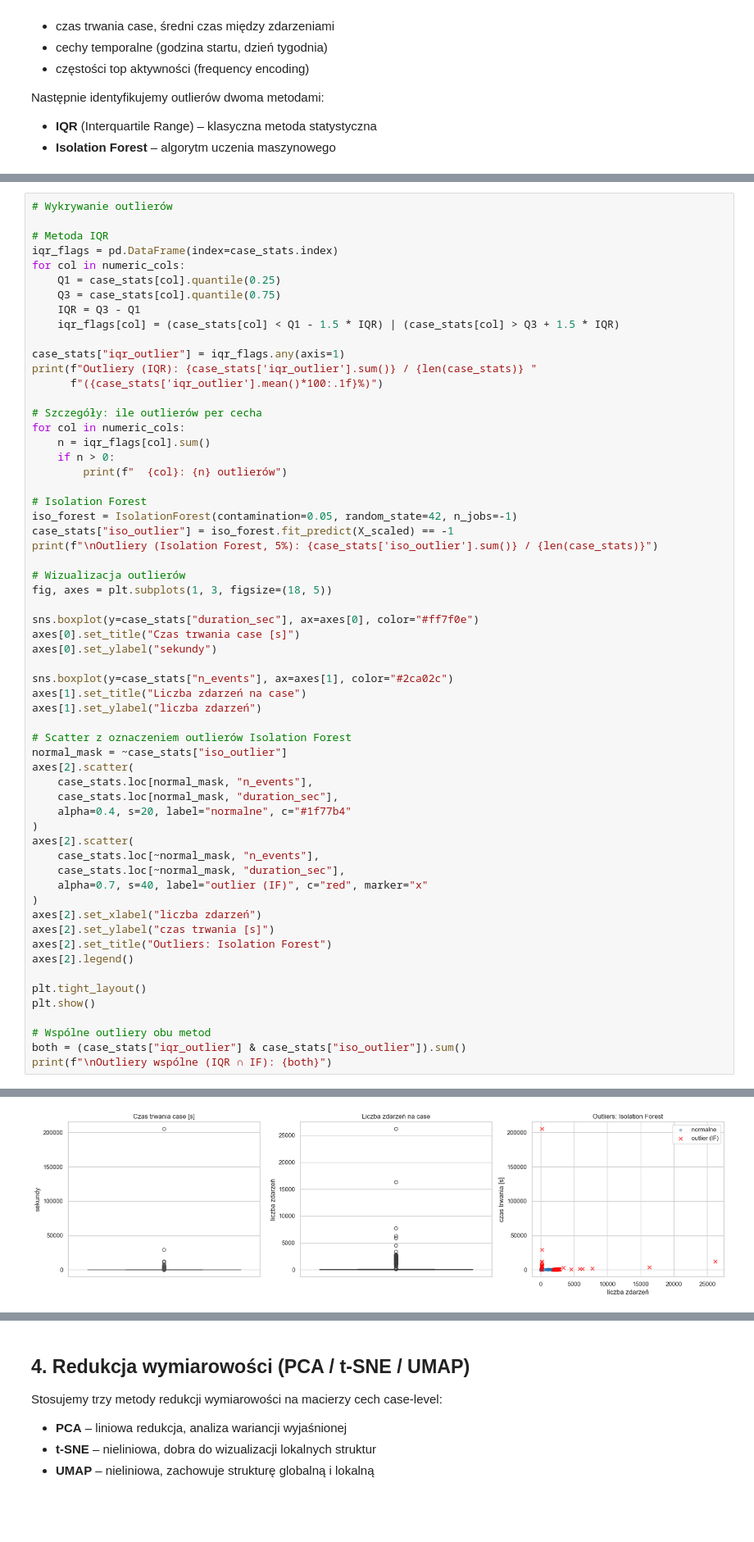
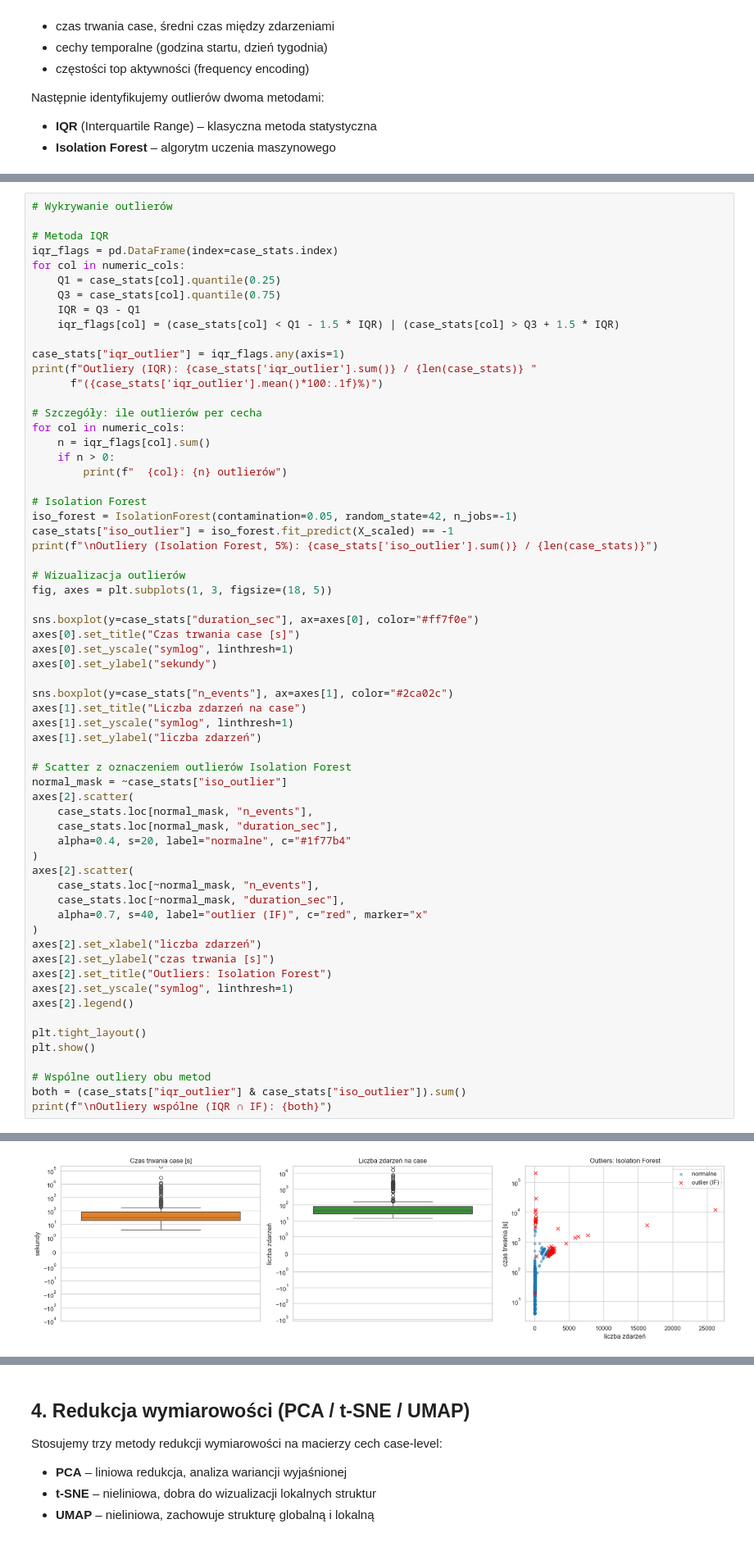
Before and after one commit to midusza04/MAPB, a Jupyter notebook: milestone2_cotton_candy.ipynb, the cells around one changed output, grey strips where cells are left out. Shown at 82% size. Drawn from its saved outputs; the diff is of its cells as text; blank space fills up the shorter version.

```diff
--- a/milestone2_cotton_candy.ipynb
+++ b/milestone2_cotton_candy.ipynb
@@ -368,44 +368,47 @@ fig, axes = plt.subplots(1, 3, figsize=(18, 5))
 
 sns.boxplot(y=case_stats["duration_sec"], ax=axes[0], color="#ff7f0e")
 axes[0].set_title("Czas trwania case [s]")
+axes[0].set_yscale("symlog", linthresh=1)
 axes[0].set_ylabel("sekundy")
 
 sns.boxplot(y=case_stats["n_events"], ax=axes[1], color="#2ca02c")
 axes[1].set_title("Liczba zdarzeń na case")
+axes[1].set_yscale("symlog", linthresh=1)
 axes[1].set_ylabel("liczba zdarzeń")
 
 # Scatter z oznaczeniem outlierów Isolation Forest
 normal_mask = ~case_stats["iso_outlier"]
 axes[2].scatter(
     case_stats.loc[normal_mask, "n_events"],
     case_stats.loc[normal_mask, "duration_sec"],
     alpha=0.4, s=20, label="normalne", c="#1f77b4"
 )
 axes[2].scatter(
     case_stats.loc[~normal_mask, "n_events"],
     case_stats.loc[~normal_mask, "duration_sec"],
     alpha=0.7, s=40, label="outlier (IF)", c="red", marker="x"
 )
 axes[2].set_xlabel("liczba zdarzeń")
 axes[2].set_ylabel("czas trwania [s]")
 axes[2].set_title("Outliers: Isolation Forest")
+axes[2].set_yscale("symlog", linthresh=1)
 axes[2].legend()
 
 plt.tight_layout()
 plt.show()
 
 # Wspólne outliery obu metod
 both = (case_stats["iqr_outlier"] & case_stats["iso_outlier"]).sum()
 print(f"\nOutliery wspólne (IQR ∩ IF): {both}")
 # %% [output]
 Outliery (IQR): 304 / 1244 (24.4%)
   n_events: 194 outlierów
   duration_sec: 213 outlierów
   n_unique_activities: 184 outlierów
   avg_gap_sec: 119 outlierów
 
 Outliery (Isolation Forest, 5%): 63 / 1244
-[figure, old version]
+[figure, new version]
 Outliery wspólne (IQR ∩ IF): 62
 # %% [markdown]
 ## 4. Redukcja wymiarowości (PCA / t-SNE / UMAP)
```
Also changed, not shown: parts of 5 cells of this notebook.
